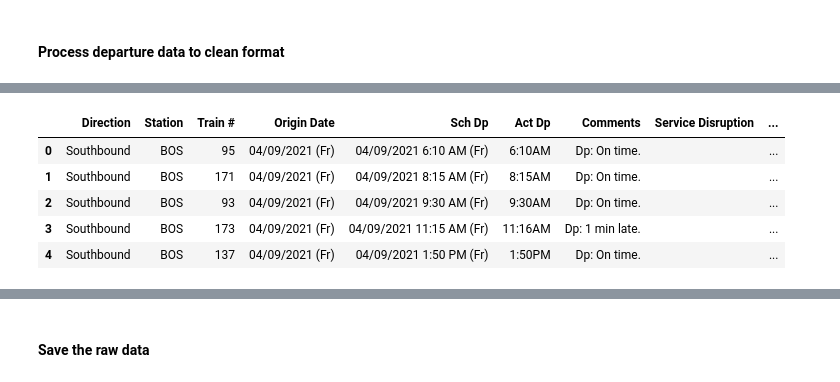
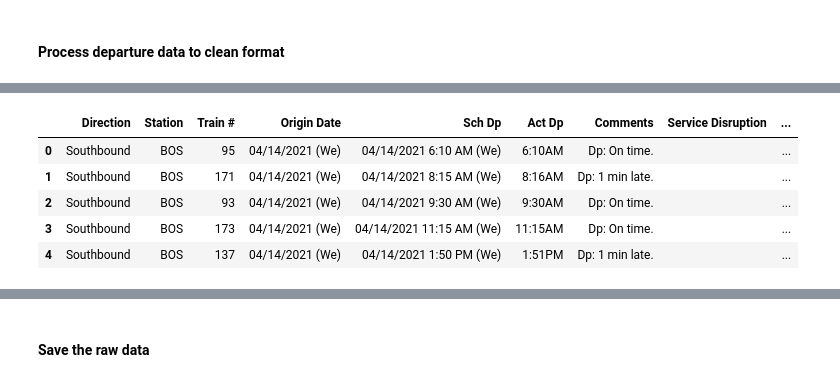
Before and after one commit to elizabeth-c-chen/data1050-amtrak-on-time-analysis, a Jupyter notebook: EDA_ETL.ipynb, the cells around one changed output, grey strips where cells are left out. Drawn from its saved outputs; the diff is of its cells as text; code cells hidden in the pictures.

```diff
--- a/EDA_ETL.ipynb
+++ b/EDA_ETL.ipynb
@@ -225,7 +225,7 @@ def raw_data_to_raw_df(raw_data, arrive_or_depart):
 #### Retrieving new data
 * Run cell below and wait for the request to complete
 # %%
-start = date.today()-timedelta(days=1)
+start = date(2021,4,14)
 end = date.today()
 raw_data = retrieve_data(start=start, end=end)
 # %% [output]
@@ -240,7 +240,7 @@ dict_keys(['Arrive', 'Depart'])
 #### Process departure data to clean format
 # %%
 start_time = time.time()
-depart =  raw_data_to_raw_df(data, 'Depart')
+depart =  raw_data_to_raw_df(raw_data, 'Depart')
 print('Elapsed:', time.time() - start_time)
 depart.head()
 # %% [output]
@@ -248,7 +248,7 @@ Elapsed: 0.03826594352722168
 |  | Direction | Station | Train # | Origin Date | Sch Dp | Act Dp | Comments | Service Disruption | ... |
-| 0 | Southbound | BOS | 95 | 04/09/2021 (Fr) | 04/09/2021 6:10 AM (Fr) | 6:10AM | Dp: On time. |  | ... |
-| 1 | Southbound | BOS | 171 | 04/09/2021 (Fr) | 04/09/2021 8:15 AM (Fr) | 8:15AM | Dp: On time. |  | ... |
-| 2 | Southbound | BOS | 93 | 04/09/2021 (Fr) | 04/09/2021 9:30 AM (Fr) | 9:30AM | Dp: On time. |  | ... |
-| 3 | Southbound | BOS | 173 | 04/09/2021 (Fr) | 04/09/2021 11:15 AM (Fr) | 11:16AM | Dp: 1 min late. |  | ... |
-| 4 | Southbound | BOS | 137 | 04/09/2021 (Fr) | 04/09/2021 1:50 PM (Fr) | 1:50PM | Dp: On time. |  | ... |
+| 0 | Southbound | BOS | 95 | 04/14/2021 (We) | 04/14/2021 6:10 AM (We) | 6:10AM | Dp: On time. |  | ... |
+| 1 | Southbound | BOS | 171 | 04/14/2021 (We) | 04/14/2021 8:15 AM (We) | 8:16AM | Dp: 1 min late. |  | ... |
+| 2 | Southbound | BOS | 93 | 04/14/2021 (We) | 04/14/2021 9:30 AM (We) | 9:30AM | Dp: On time. |  | ... |
+| 3 | Southbound | BOS | 173 | 04/14/2021 (We) | 04/14/2021 11:15 AM (We) | 11:15AM | Dp: On time. |  | ... |
+| 4 | Southbound | BOS | 137 | 04/14/2021 (We) | 04/14/2021 1:50 PM (We) | 1:51PM | Dp: 1 min late. |  | ... |
 # %% [markdown]
```
Also changed, not shown: parts of 38 cells of this notebook, 4 other files.
